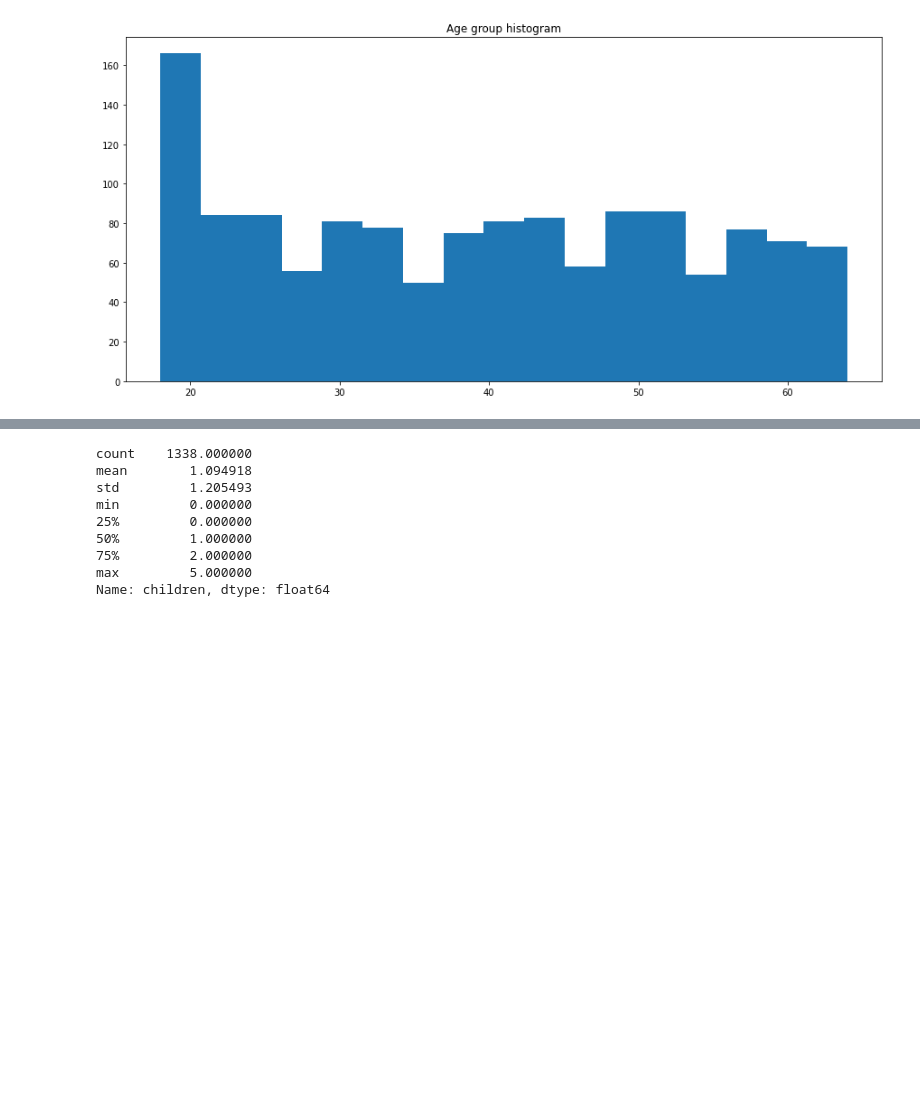
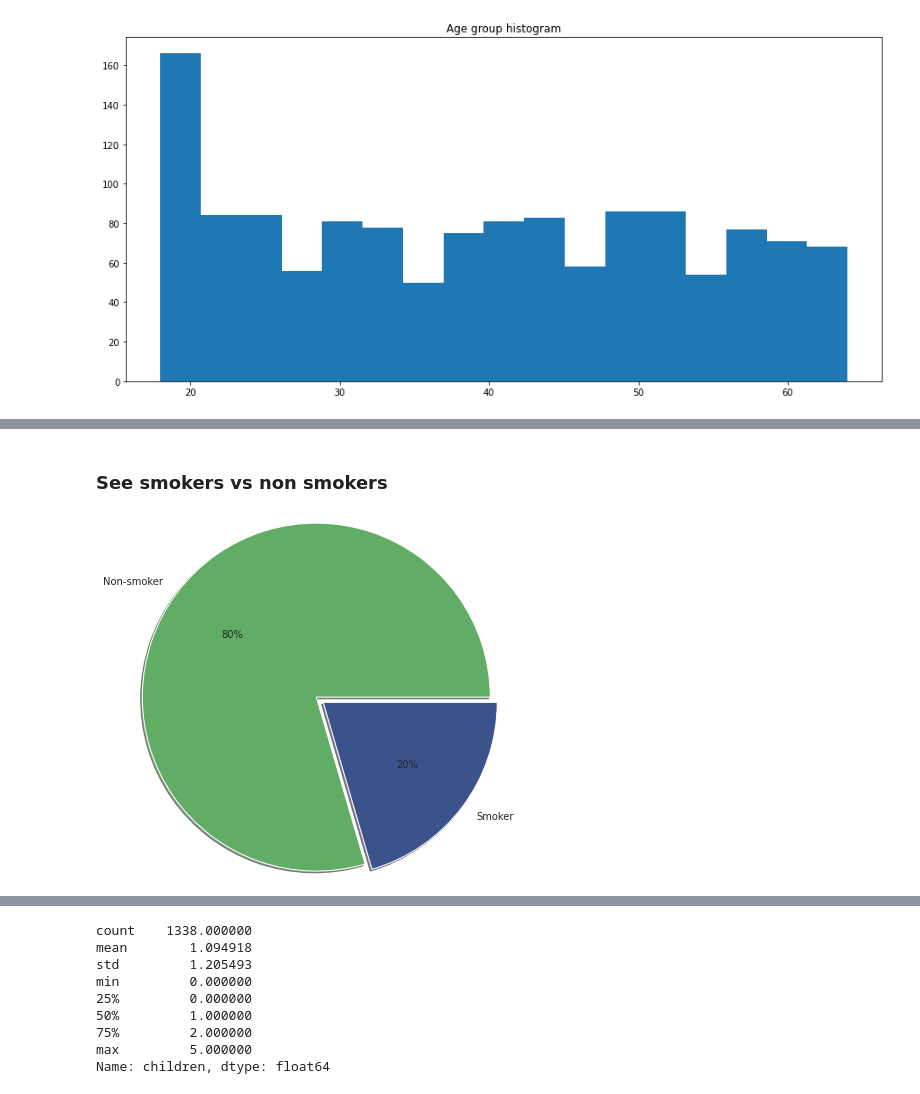
Before and after one commit to rohanpatankar926/insurance_premium_cicd_aws, a Jupyter notebook: EDA for Insurance premium prediction.ipynb, the cells around one changed output, grey strips where cells are left out. Drawn from its saved outputs; the diff is of its cells as text; code cells hidden in the pictures; blank space fills up the shorter version.

```diff
--- a/EDA for Insurance premium prediction.ipynb
+++ b/EDA for Insurance premium prediction.ipynb
@@ -109 +121,11 @@ plt.show()
+# %% [markdown]
+### See smokers vs non smokers
+# %%
+sns.set_style(style='darkgrid', rc={"grid.color": ".8", "grid.linestyle": "--"})
+out_df=pd.DataFrame(df.groupby('smoker')['smoker'].count())
+colors = ['#61ad66','#3b528b']
+plt.pie(out_df['smoker'],labels=['Non-smoker','Smoker'],autopct='%.0f%%',colors=colors,radius=2,explode = (0, 0.1),shadow=True)
+plt.show()
+# %% [output]
+[figure, added]
 # %%
```
Also changed, not shown: parts of 20 cells of this notebook.
